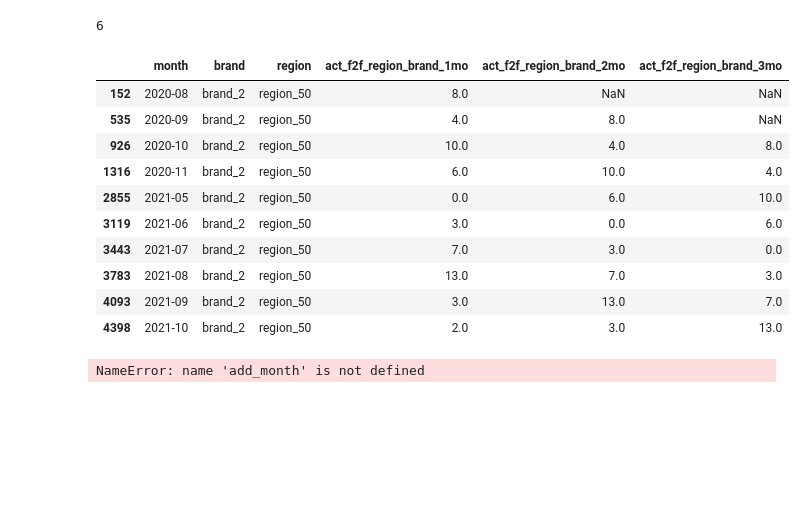
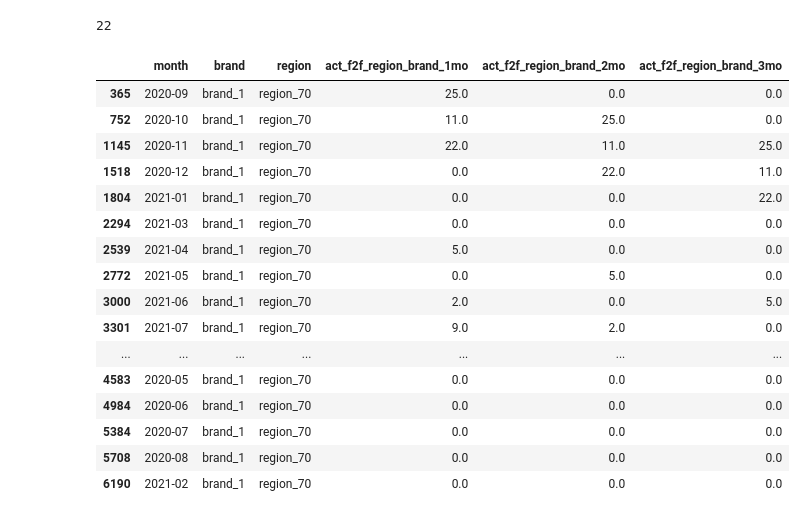
Before and after one commit to Bulbasaurzc/novartis-datathon-2021, a Jupyter notebook: notebooks/99_Zixiao.ipynb, the cells around one changed output. Saved outputs shown, nothing was run; the diff lists cells and outputs as text; code cells hidden in the pictures; blank space fills up the shorter version.

Commit message:
activity_feature second trial

```diff
--- a/notebooks/99_Zixiao.ipynb
+++ b/notebooks/99_Zixiao.ipynb
@@ -7,5 +7,5 @@ from src.utilities import *
 from src.features.activity_feature import extract_activity_features
 # %%
 raw_activity = pd.read_csv(os.path.join(raw_path, 'activity.csv'))
-# raw_activity=raw_activity.rename(columns = {'count':'counts'})
-# raw_activity.head()
+raw_activity=raw_activity.rename(columns = {'count':'counts'})
+raw_activity.head()
@@ -351,8 +416,8 @@ def extract_activity_features(raw_activity: pd.DataFrame) -> pd.DataFrame:
                                                      'Pediatrician':'act_PE_region_brand_1mo'})
 
     activity_features.month = activity_features.month.apply(lambda x: add_month(x))
+
     # Add rolling aggregations of the previously created features
-
     cols = [c for c in activity_features.columns if c not in ['month', 'region', 'brand']]
 
     for c in cols:
@@ -364,31 +429,47 @@ def extract_activity_features(raw_activity: pd.DataFrame) -> pd.DataFrame:
         activity_features[c[:-3] + 'trend_3mo'] = activity_features[c[:-3] + '3mo'] / (activity_features[c[:-3] + '1mo']+1)
         activity_features[ c[:-3] + 'trend_4mo'] = activity_features[c[:-3] + '4mo'] / (activity_features[c[:-3] + '1mo']+1)
 
+    months = pd.DataFrame({'month': raw_activity.month.unique()})
+    regions = pd.DataFrame({'region': raw_activity.region.unique()})
+    brands = pd.DataFrame({'brand': ['brand_1', 'brand_2']})
+
+    months['dummy_col'] = 0
+    regions['dummy_col'] = 0
+    brands['dummy_col'] = 0
+
+    activity_features_full = months.merge(regions, how = 'outer', on = 'dummy_col')
+    activity_features_full = activity_features_full.merge(brands, how = 'outer', on = 'dummy_col')
+    activity_features_full.drop(columns = 'dummy_col', inplace = True)
+    activity_features_full.sort_values('month', inplace = True)
+    activity_features = activity_features.merge(activity_features_full,how='outer',on=['month','region','brand'])
+    activity_features = activity_features.fillna(0)
     return activity_features
 # %%
 #checking
-raw_activity[(raw_activity.month=='2020-10')&(raw_activity.region=='region_50')&
-             (raw_activity.channel=='f2f')&(raw_activity.brand=='brand_2')].counts.sum()
+raw_activity[(raw_activity.month=='2020-10')&(raw_activity.region=='region_70')&
+             (raw_activity.channel=='f2f')&(raw_activity.brand=='brand_1')].counts.sum()
 # %% [output]
-6
+22
 # %%
 #checking
 temp = extract_activity_features(raw_activity)
-temp[(temp.brand=='brand_2')&(temp.region=='region_50')][['month', 'brand', 'region',
+temp[(temp.brand=='brand_1')&(temp.region=='region_70')][['month', 'brand', 'region',
                                                            'act_f2f_region_brand_1mo','act_f2f_region_brand_2mo', 'act_f2f_region_brand_3mo']]
 # %% [output]
 |  | month | brand | region | act_f2f_region_brand_1mo | act_f2f_region_brand_2mo | act_f2f_region_brand_3mo |
-| 152 | 2020-08 | brand_2 | region_50 | 8.0 | NaN | NaN |
-| 535 | 2020-09 | brand_2 | region_50 | 4.0 | 8.0 | NaN |
-| 926 | 2020-10 | brand_2 | region_50 | 10.0 | 4.0 | 8.0 |
-| 1316 | 2020-11 | brand_2 | region_50 | 6.0 | 10.0 | 4.0 |
-| 2855 | 2021-05 | brand_2 | region_50 | 0.0 | 6.0 | 10.0 |
-| 3119 | 2021-06 | brand_2 | region_50 | 3.0 | 0.0 | 6.0 |
-| 3443 | 2021-07 | brand_2 | region_50 | 7.0 | 3.0 | 0.0 |
-| 3783 | 2021-08 | brand_2 | region_50 | 13.0 | 7.0 | 3.0 |
-| 4093 | 2021-09 | brand_2 | region_50 | 3.0 | 13.0 | 7.0 |
-| 4398 | 2021-10 | brand_2 | region_50 | 2.0 | 3.0 | 13.0 |
+| 365 | 2020-09 | brand_1 | region_70 | 25.0 | 0.0 | 0.0 |
+| 752 | 2020-10 | brand_1 | region_70 | 11.0 | 25.0 | 0.0 |
+| 1145 | 2020-11 | brand_1 | region_70 | 22.0 | 11.0 | 25.0 |
+| 1518 | 2020-12 | brand_1 | region_70 | 0.0 | 22.0 | 11.0 |
+| 1804 | 2021-01 | brand_1 | region_70 | 0.0 | 0.0 | 22.0 |
+| 2294 | 2021-03 | brand_1 | region_70 | 0.0 | 0.0 | 0.0 |
+| 2539 | 2021-04 | brand_1 | region_70 | 5.0 | 0.0 | 0.0 |
+| 2772 | 2021-05 | brand_1 | region_70 | 0.0 | 5.0 | 0.0 |
+| 3000 | 2021-06 | brand_1 | region_70 | 2.0 | 0.0 | 5.0 |
+| 3301 | 2021-07 | brand_1 | region_70 | 9.0 | 2.0 | 0.0 |
+| ... | ... | ... | ... | ... | ... | ... |
+| 4583 | 2020-05 | brand_1 | region_70 | 0.0 | 0.0 | 0.0 |
+| 4984 | 2020-06 | brand_1 | region_70 | 0.0 | 0.0 | 0.0 |
+| 5384 | 2020-07 | brand_1 | region_70 | 0.0 | 0.0 | 0.0 |
+| 5708 | 2020-08 | brand_1 | region_70 | 0.0 | 0.0 | 0.0 |
+| 6190 | 2021-02 | brand_1 | region_70 | 0.0 | 0.0 | 0.0 |
-# %%
-extract_activity_features(raw_activity)
-# %% [output]
-NameError: name 'add_month' is not defined
```
Also changed, not shown: parts of 13 cells of this notebook, 1 other file.
